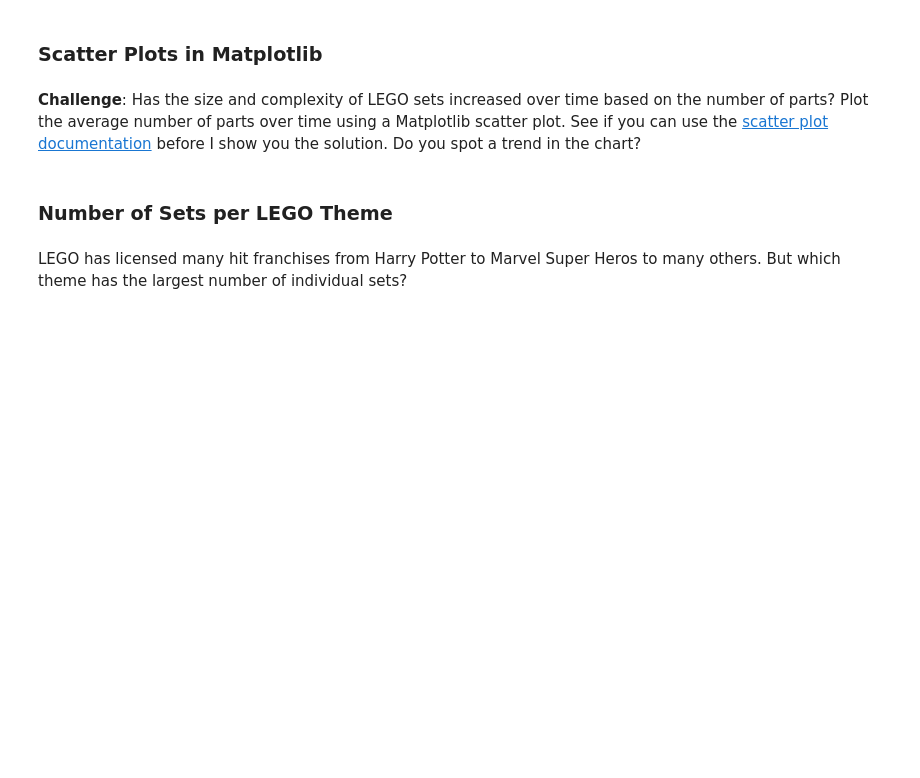
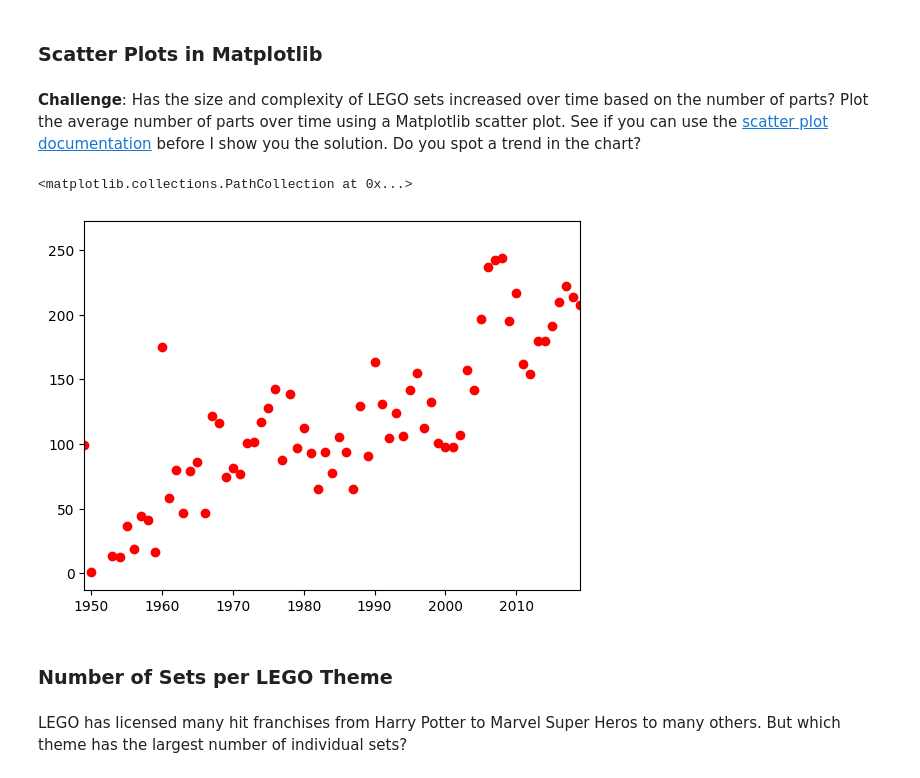
Before and after one commit to staixo/Python100day, a Jupyter notebook: Advanced/Datascience/Lego/Lego_Analysis_for_Course.ipynb, the cells around one changed output. Drawn from its saved outputs; the diff is of its cells as text; code cells hidden in the pictures; blank space fills up the shorter version.

```diff
--- a/Advanced/Datascience/Lego/Lego_Analysis_for_Course.ipynb
+++ b/Advanced/Datascience/Lego/Lego_Analysis_for_Course.ipynb
@@ -98,0 +262,6 @@ Let's work out the number of different themes shipped by year. This means we hav
+# %%
+aggregated_data = dfsets.groupby('year').agg({'num_parts': ['sum', 'mean']})
+
+aggregated_data = pd.DataFrame(aggregated_data)
+print(aggregated_data)
+aggregated_data.columns
@@ -100,6 +289,12 @@ Let's work out the number of different themes shipped by year. This means we hav
 ### Scatter Plots in Matplotlib
 # %% [markdown]
 **Challenge**: Has the size and complexity of LEGO sets increased over time based on the number of parts? Plot the average number of parts over time using a Matplotlib scatter plot. See if you can use the [scatter plot documentation](https://matplotlib.org/3.1.0/api/_as_gen/matplotlib.pyplot.scatter.html) before I show you the solution. Do you spot a trend in the chart?
+# %%
+plt.xlim(xmin=countperyear.index[0], xmax=countperyear.index[-3])
+plt.scatter(aggregated_data.index, aggregated_data[('num_parts', 'mean')], color='red')
+# %% [output]
+<matplotlib.collections.PathCollection at 0x...>
+[figure, added]
 # %% [markdown]
 ### Number of Sets per LEGO Theme
 # %% [markdown]
```
Also changed, not shown: parts of 29 cells of this notebook.
